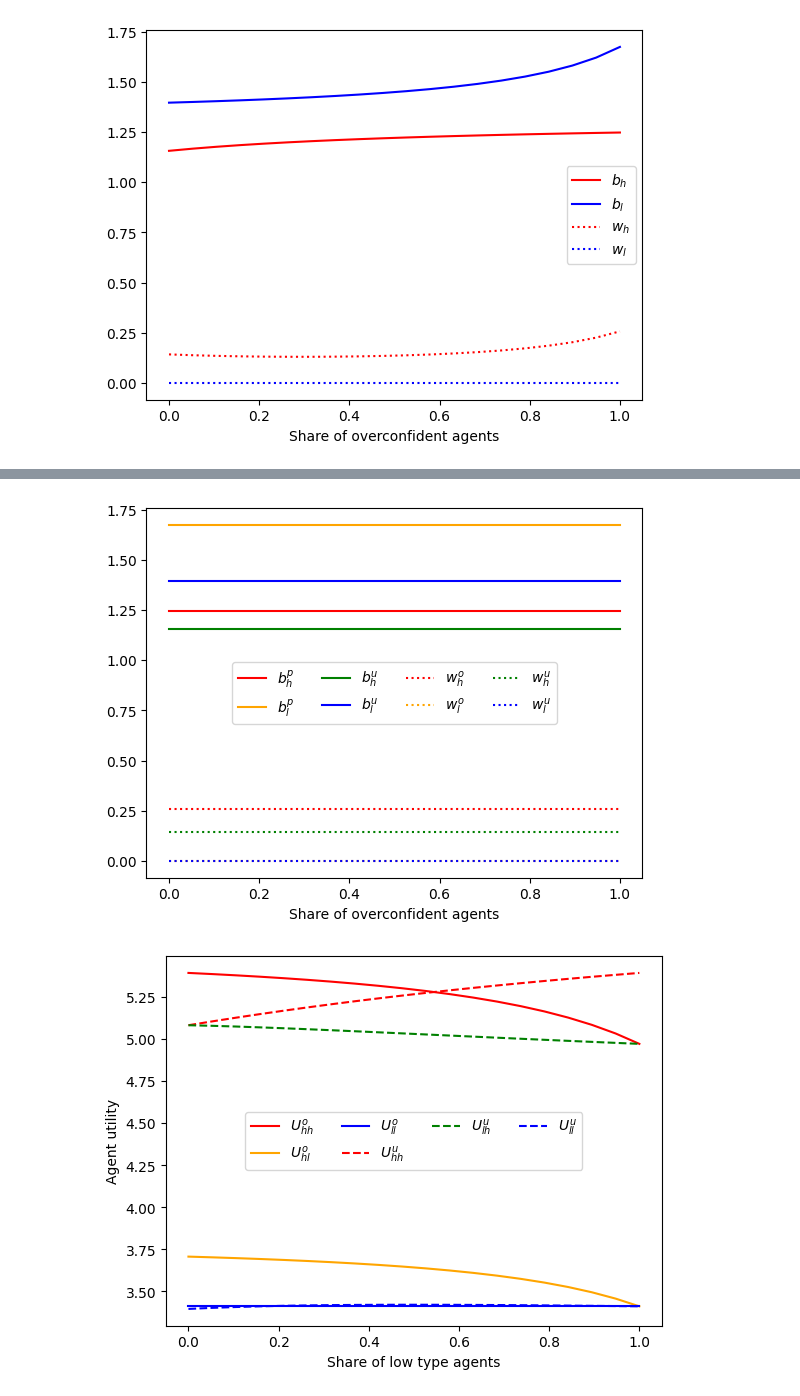
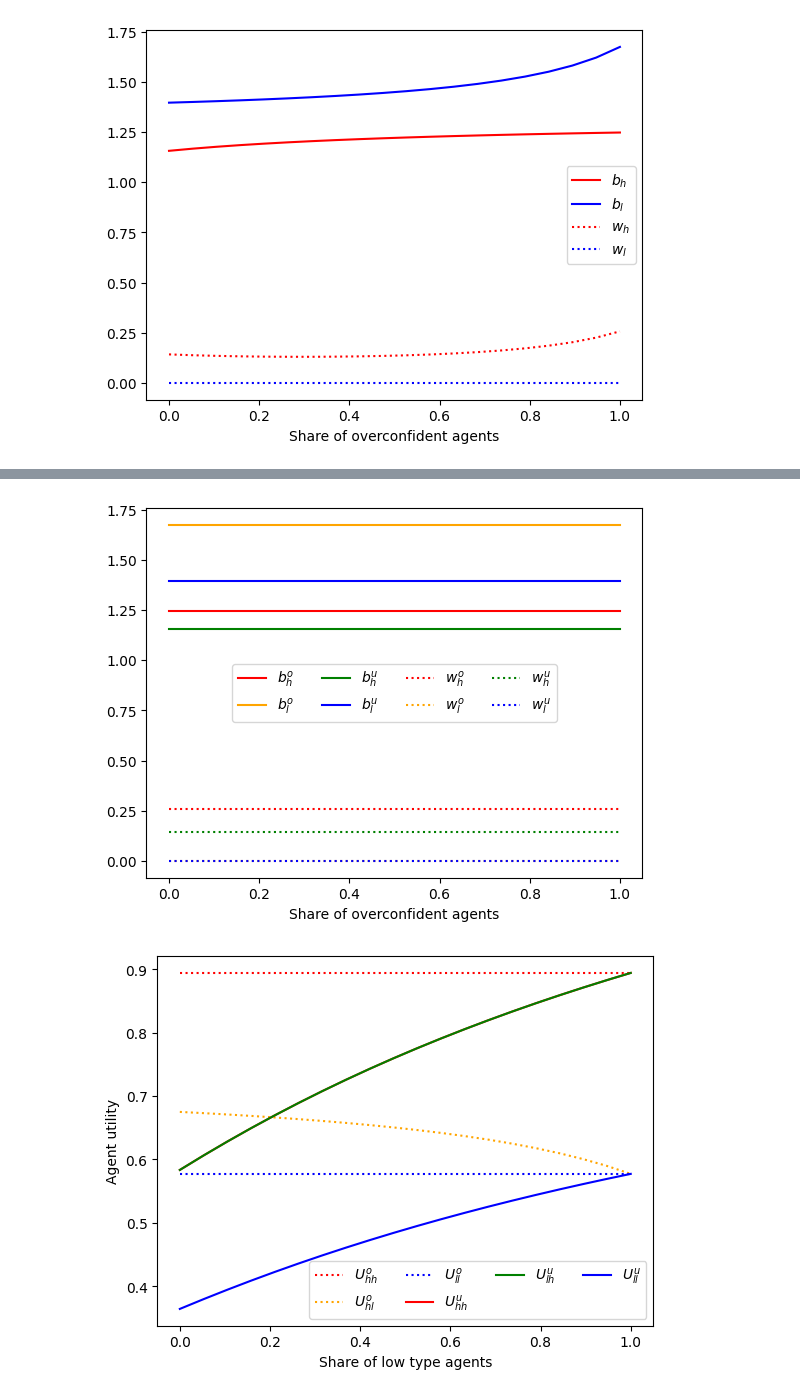
Before and after one commit to edupruja/Contract-Theory-RP, a Jupyter notebook: Final Code.ipynb, the cells around one changed output, grey strips where cells are left out. Saved outputs shown, nothing was run; the diff lists cells and outputs as text; code cells hidden in the pictures.

```diff
--- a/Final Code.ipynb
+++ b/Final Code.ipynb
@@ -335,10 +335,10 @@ for alpha_value in alpha_values:
         piopt = pi.subs({thetah:theta_h_value, thetal:theta_l_value, R:R_value, alpha:alpha_value, lamb:lamb_value, bh:bhopt, bl:blopt, wh:whopt, wl:wlopt})
 
         #The utilities of each type of agent will be
-        Uhh = (p.subs(e,ehhopt)*(R-bhopt)+wh - Ch.subs(e,ehhopt)).subs({R: R_value, thetah:theta_h_value, thetal:theta_l_value, bh:bhopt, wh:whopt})
-        Uhl = (p.subs(e,ehlopt)*(R-bhopt)+wh - Cl.subs(e,ehlopt)).subs({R: R_value, thetah:theta_h_value, thetal:theta_l_value, bh:bhopt, wh:whopt})
-        Ull = (p.subs(e,ellopt)*(R-blopt)+wl - Cl.subs(e,ellopt)).subs({R: R_value, thetah:theta_h_value, thetal:theta_l_value, bl:blopt, wl:wlopt})
-        Ulh = (p.subs(e,elhopt)*(R-blopt)+wl - Ch.subs(e,elhopt)).subs({R: R_value, thetah:theta_h_value, thetal:theta_l_value, bl:blopt, wl:wlopt})
+        Uhh = (p.subs(e,ehhopt)*(bhopt)+wh - Ch.subs(e,ehhopt)).subs({R: R_value, thetah:theta_h_value, thetal:theta_l_value, bh:bhopt, wh:whopt})
+        Uhl = (p.subs(e,ehlopt)*(bhopt)+wh - Cl.subs(e,ehlopt)).subs({R: R_value, thetah:theta_h_value, thetal:theta_l_value, bh:bhopt, wh:whopt})
+        Ull = (p.subs(e,ellopt)*(blopt)+wl - Cl.subs(e,ellopt)).subs({R: R_value, thetah:theta_h_value, thetal:theta_l_value, bl:blopt, wl:wlopt})
+        Ulh = (p.subs(e,elhopt)*(blopt)+wl - Ch.subs(e,elhopt)).subs({R: R_value, thetah:theta_h_value, thetal:theta_l_value, bl:blopt, wl:wlopt})
 
         #Workers welfare and total welfare
         WW = Uhh + Uhl + Ull + Ulh
@@ -517,12 +492,12 @@ for alpha_value in alpha_values:
         piopt = pi.subs({thetah:theta_h_value, thetal:theta_l_value, R:R_value, alpha:alpha_value, lamb:lamb_value, bhu:bhuopt, blo:bloopt, blu:bluopt, bho:bhoopt, whu:whuopt, wlu:wluopt, who:whoopt, wlo:wloopt})
 
         #The utilities of each type of agent will be
-        Uhho = (p.subs(e,ehho)*(R-bhoopt)+whoopt - Ch.subs(e,ehho)).subs({R: R_value, thetah:theta_h_value, thetal:theta_l_value, bho:bhoopt, who:whoopt})
-        Uhlo = (p.subs(e,ehlo)*(R-bhoopt)+whoopt - Cl.subs(e,ehlo)).subs({R: R_value, thetah:theta_h_value, thetal:theta_l_value, bho:bhoopt, who:whoopt})
-        Ullo = (p.subs(e,ello)*(R-bloopt)+wloopt - Cl.subs(e,ello)).subs({R: R_value, thetah:theta_h_value, thetal:theta_l_value, blo:bloopt, wlo:wloopt})
-        Uhhu = (p.subs(e,ehhu)*(R-bhuopt)+whuopt - Ch.subs(e,ehhu)).subs({R: R_value, thetah:theta_h_value, thetal:theta_l_value, bhu:bhuopt, whu:whuopt})
-        Ulhu = (p.subs(e,elhu)*(R-bluopt)+wluopt - Ch.subs(e,elhu)).subs({R: R_value, thetah:theta_h_value, thetal:theta_l_value, blu:bluopt, wlu:wluopt})
-        Ullu = (p.subs(e,ellu)*(R-bluopt)+wluopt - Cl.subs(e,ellu)).subs({R: R_value, thetah:theta_h_value, thetal:theta_l_value, blu:bluopt, wlu:wluopt})
+        Uhho = (p.subs(e,ehho)*(bhoopt)+whoopt - Ch.subs(e,ehho)).subs({R: R_value, thetah:theta_h_value, thetal:theta_l_value, bho:bhoopt, who:whoopt})
+        Uhlo = (p.subs(e,ehlo)*(bhoopt)+whoopt - Cl.subs(e,ehlo)).subs({R: R_value, thetah:theta_h_value, thetal:theta_l_value, bho:bhoopt, who:whoopt})
+        Ullo = (p.subs(e,ello)*(bloopt)+wloopt - Cl.subs(e,ello)).subs({R: R_value, thetah:theta_h_value, thetal:theta_l_value, blo:bloopt, wlo:wloopt})
+        Uhhu = (p.subs(e,ehhu)*(bhuopt)+whuopt - Ch.subs(e,ehhu)).subs({R: R_value, thetah:theta_h_value, thetal:theta_l_value, bhu:bhuopt, whu:whuopt})
+        Ulhu = (p.subs(e,elhu)*(bluopt)+wluopt - Ch.subs(e,elhu)).subs({R: R_value, thetah:theta_h_value, thetal:theta_l_value, blu:bluopt, wlu:wluopt})
+        Ullu = (p.subs(e,ellu)*(bluopt)+wluopt - Cl.subs(e,ellu)).subs({R: R_value, thetah:theta_h_value, thetal:theta_l_value, blu:bluopt, wlu:wluopt})
 
         #Workers welfare and total welfare
         WW = Uhho + Uhlo + Ullo + Uhhu + Ulhu + Ullu
@@ -773,8 +714,8 @@ plt.show()
 #First we filter the data for a specific value of lambda
 filtered = final_df[final_df['lambdaFB'] == np.linspace(0.00001,0.99999,20)[7]]
 
-plt.plot(filtered['alphaSoph'], filtered['bhoAtt'], label = r'$b_h^p$', color = 'red')
-plt.plot(filtered['alphaSoph'], filtered['bloAtt'], label = r'$b_l^p$', color = 'orange')
+plt.plot(filtered['alphaSoph'], filtered['bhoAtt'], label = r'$b_h^o$', color = 'red')
+plt.plot(filtered['alphaSoph'], filtered['bloAtt'], label = r'$b_l^o$', color = 'orange')
 plt.plot(filtered['alphaSoph'], filtered['bhuAtt'], label = r'$b_h^u$', color = 'green')
 plt.plot(filtered['alphaSoph'], filtered['bluAtt'], label = r'$b_l^u$', color = 'blue')
 plt.plot(filtered['alphaSoph'], filtered['whoAtt'], label = r'$w_h^o$', linestyle = ':', color = 'red')
@@ -793,8 +734,8 @@ plt.show()
 #Now we filter the data for a specific value of alpha
 filtered = final_df[final_df['alphaFB'] == np.linspace(0.00001,0.99999,20)[7]]
 
-plt.plot(filtered['lambdaSoph'], filtered['bhoAtt'], label = r'$b_h^p$', color = 'red')
-plt.plot(filtered['lambdaSoph'], filtered['bloAtt'], label = r'$b_l^p$', color = 'orange')
+plt.plot(filtered['lambdaSoph'], filtered['bhoAtt'], label = r'$b_h^o$', color = 'red')
+plt.plot(filtered['lambdaSoph'], filtered['bloAtt'], label = r'$b_l^o$', color = 'orange')
 plt.plot(filtered['lambdaSoph'], filtered['bhuAtt'], label = r'$b_h^u$', color = 'green')
 plt.plot(filtered['lambdaSoph'], filtered['bluAtt'], label = r'$b_l^u$', color = 'blue')
 plt.plot(filtered['lambdaSoph'], filtered['whoAtt'], label = r'$w_h^o$', linestyle = ':', color = 'red')
@@ -812,42 +753,42 @@ plt.show()
 
 #Back to filtering the data for a specific value of lambda (the results are not sensitive to the value chosen)
 filtered = final_df[final_df['lambdaFB'] == np.linspace(0.00001,0.99999,20)[7]]
 
-plt.plot(filtered['alphaAtt'], filtered['UhhoAtt'], label = r'$U_{hh}^o$', color = 'red')
-plt.plot(filtered['alphaAtt'], filtered['UhloAtt'], label = r'$U_{hl}^o$', color = 'orange')
-plt.plot(filtered['alphaAtt'], filtered['UlloAtt'], label = r'$U_{ll}^o$', color = 'blue')
-plt.plot(filtered['alphaAtt'], filtered['UhhuAtt'], label = r'$U_{hh}^u$', linestyle = '--', color = 'red')
-plt.plot(filtered['alphaAtt'], filtered['UlhuAtt'], label = r'$U_{lh}^u$', linestyle = '--', color = 'green')
-plt.plot(filtered['alphaAtt'], filtered['UlluAtt'], label = r'$U_{ll}^u$', linestyle = '--', color = 'blue')
+plt.plot(filtered['alphaAtt'], filtered['UhhoAtt'], label = r'$U_{hh}^o$',linestyle = ':', color = 'red')
+plt.plot(filtered['alphaAtt'], filtered['UhloAtt'], label = r'$U_{hl}^o$',linestyle = ':', color = 'orange')
+plt.plot(filtered['alphaAtt'], filtered['UlloAtt'], label = r'$U_{ll}^o$',linestyle = ':', color = 'blue')
+plt.plot(filtered['alphaAtt'], filtered['UhhuAtt'], label = r'$U_{hh}^u$', color = 'red')
+plt.plot(filtered['alphaAtt'], filtered['UlhuAtt'], label = r'$U_{lh}^u$', color = 'green')
+plt.plot(filtered['alphaAtt'], filtered['UlluAtt'], label = r'$U_{ll}^u$', color = 'blue')
 
 plt.xlabel('Share of low type agents')
 plt.ylabel('Agent utility')
 
-plt.legend(ncol=4, loc='center')
+plt.legend(ncol = 4, loc='lower right')
 
 plt.savefig('AttUtilities.png')
 
 plt.show()
 
 #Back to filtering the data for a specific value of alpha (the results are not sensitive to the value chosen)
 filtered = final_df[final_df['alphaFB'] == np.linspace(0.00001,0.99999,20)[7]]
 
-plt.plot(filtered['lambdaAtt'], filtered['UhhoAtt'], label = r'$U_{hh}^o$', color = 'red')
-plt.plot(filtered['lambdaAtt'], filtered['UhloAtt'], label = r'$U_{hl}^o$', color = 'orange')
-plt.plot(filtered['lambdaAtt'], filtered['UlloAtt'], label = r'$U_{ll}^o$', color = 'blue')
+plt.plot(filtered['lambdaAtt'], filtered['UhhoAtt'], label = r'$U_{hh}^o$',linestyle = ':', color = 'red')
+plt.plot(filtered['lambdaAtt'], filtered['UhloAtt'], label = r'$U_{hl}^o$',linestyle = ':', color = 'orange')
+plt.plot(filtered['lambdaAtt'], filtered['UlloAtt'], label = r'$U_{ll}^o$',linestyle = ':', color = 'blue')
 plt.plot(filtered['lambdaAtt'], filtered['UhhuAtt'], label = r'$U_{hh}^u$', linestyle = '--', color = 'red')
 plt.plot(filtered['lambdaAtt'], filtered['UlhuAtt'], label = r'$U_{lh}^u$', linestyle = '--', color = 'green')
 plt.plot(filtered['lambdaAtt'], filtered['UlluAtt'], label = r'$U_{ll}^u$', linestyle = '--', color = 'blue')
 
 plt.xlabel('Share of overconfident agents')
 plt.ylabel('Agent utility')
 
-plt.legend(ncol=4, loc='center')
+plt.legend(loc='lower right')
 
 plt.savefig('AttUtilitiesLambda.png')
 
 plt.show()
 # %% [output]
 [figure]
 [figure]
-[figure, old version]
+[figure, new version]
```
Also changed, not shown: parts of 8 cells of this notebook.
